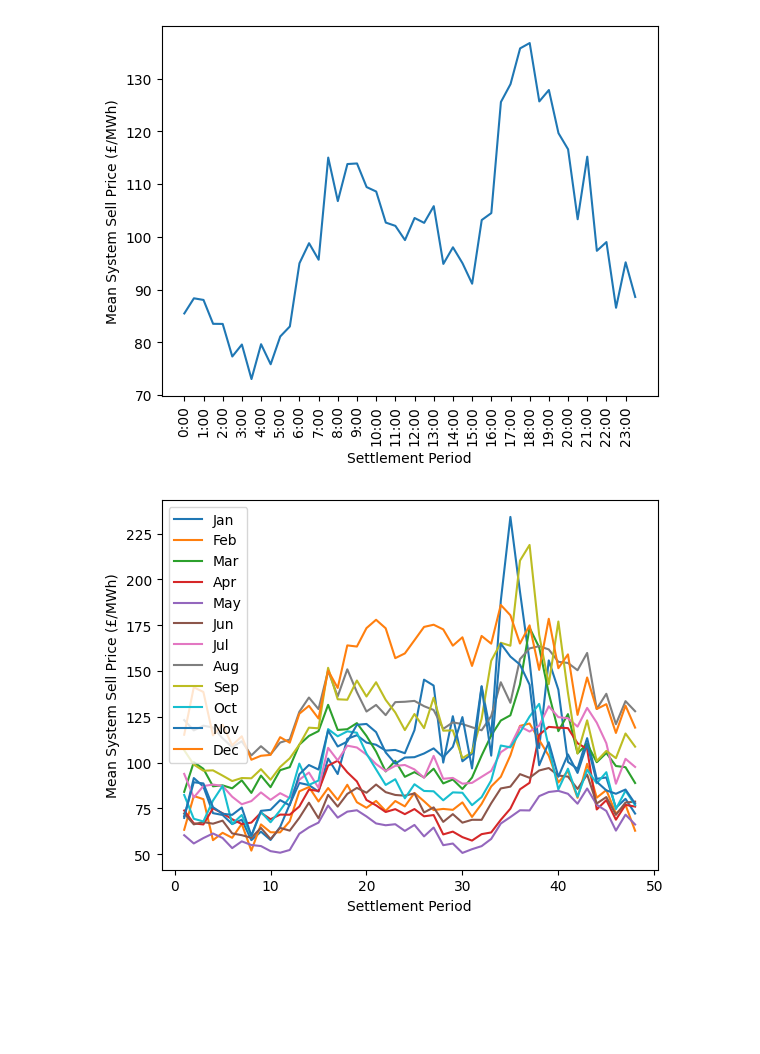
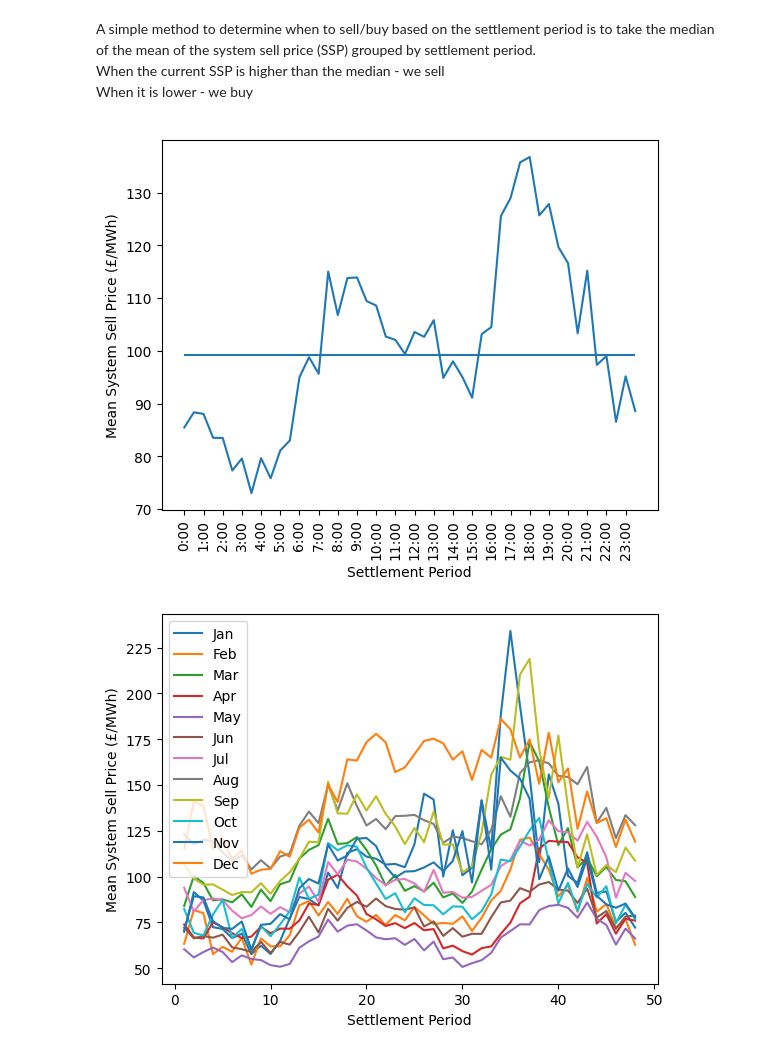
Before and after one commit to asedenman/BatteryModelling, a Jupyter notebook: Batteries.ipynb, the cells around one changed output. Drawn from its saved outputs; the diff is of its cells as text; code cells hidden in the pictures; blank space fills up the shorter version.

Commit message:
- added median line to mean plot

```diff
--- a/Batteries.ipynb
+++ b/Batteries.ipynb
@@ -15,15 +15,20 @@ df['Year'] = df['Settlement Date'].dt.year
 df['Day'] = df['Settlement Date'].dt.day
 df['Period'] = df['Settlement Period']
 df = df.set_index(['Year', 'Month', 'Day', 'Settlement Period'])
+# %% [markdown]
+<p>A simple method to determine when to sell/buy based on the settlement period is to take the median of the mean of the system sell price (SSP) grouped by settlement period. <br>When the current SSP is higher than the median - we sell<br>When it is lower - we buy<p>
 # %%
-sper_ssp_mean = df[['System Sell Price(£/MWh)']].groupby('Settlement Period').mean()
-plt.plot(sper_ssp_mean)
+ssp_mean = df[['System Sell Price(£/MWh)']].groupby('Settlement Period').mean()
+ssp_mean_median = ssp_mean.median()
+plt.plot(ssp_mean)
+plt.hlines(ssp_mean_median, 1, 48)
+
 plt.xticks(range(1, 49, 2), [f"{x}:00" for x in range(24)], rotation=90)
 plt.xlabel('Settlement Period')
 plt.ylabel('Mean System Sell Price (£/MWh)')
 plt.show()
 # %% [output]
-[figure, old version]
+[figure, new version]
 # %%
 for i in range(1,13):
     df_plt = df.xs(i, level='Month') # \
```
Also changed, not shown: parts of 8 cells of this notebook.
